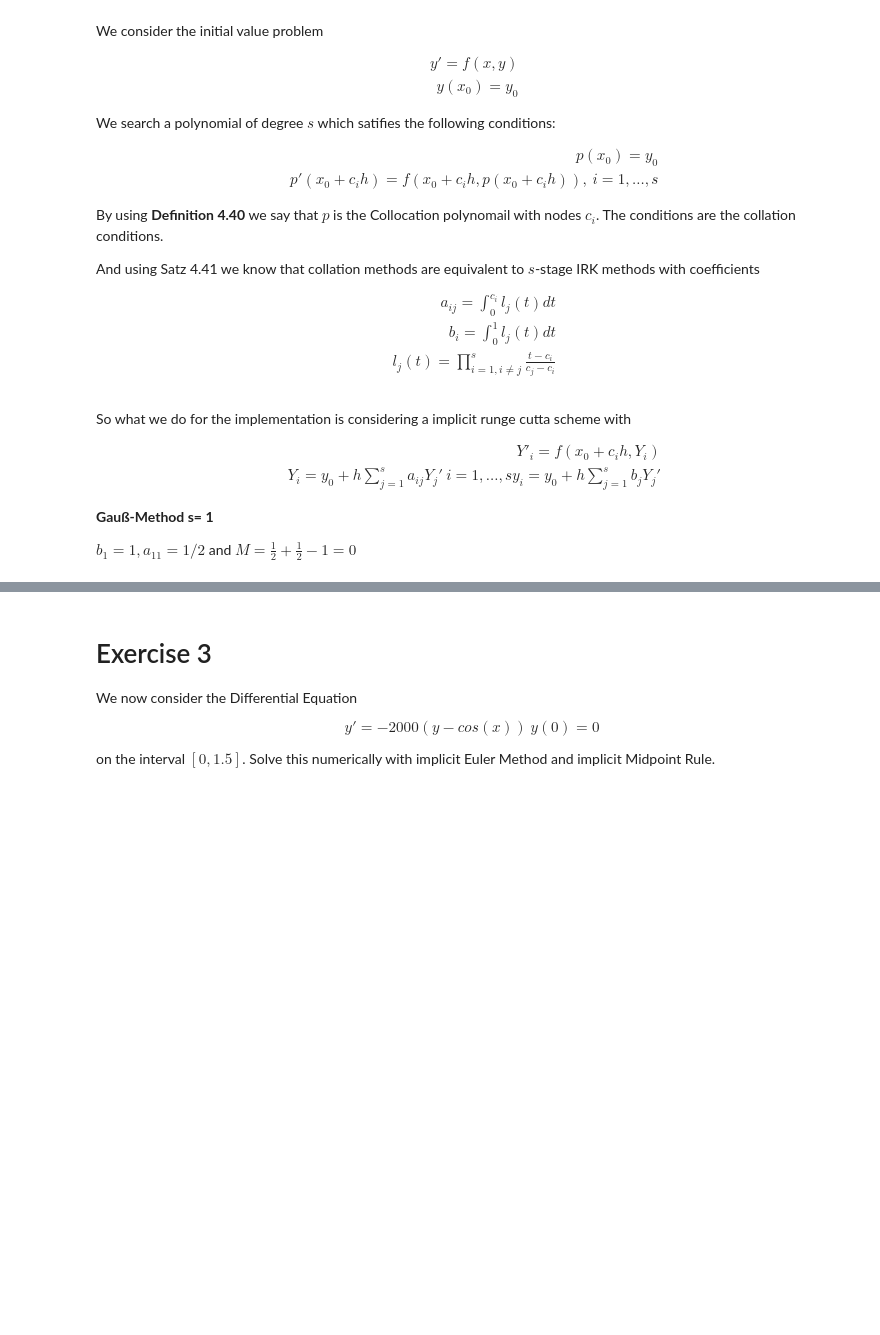
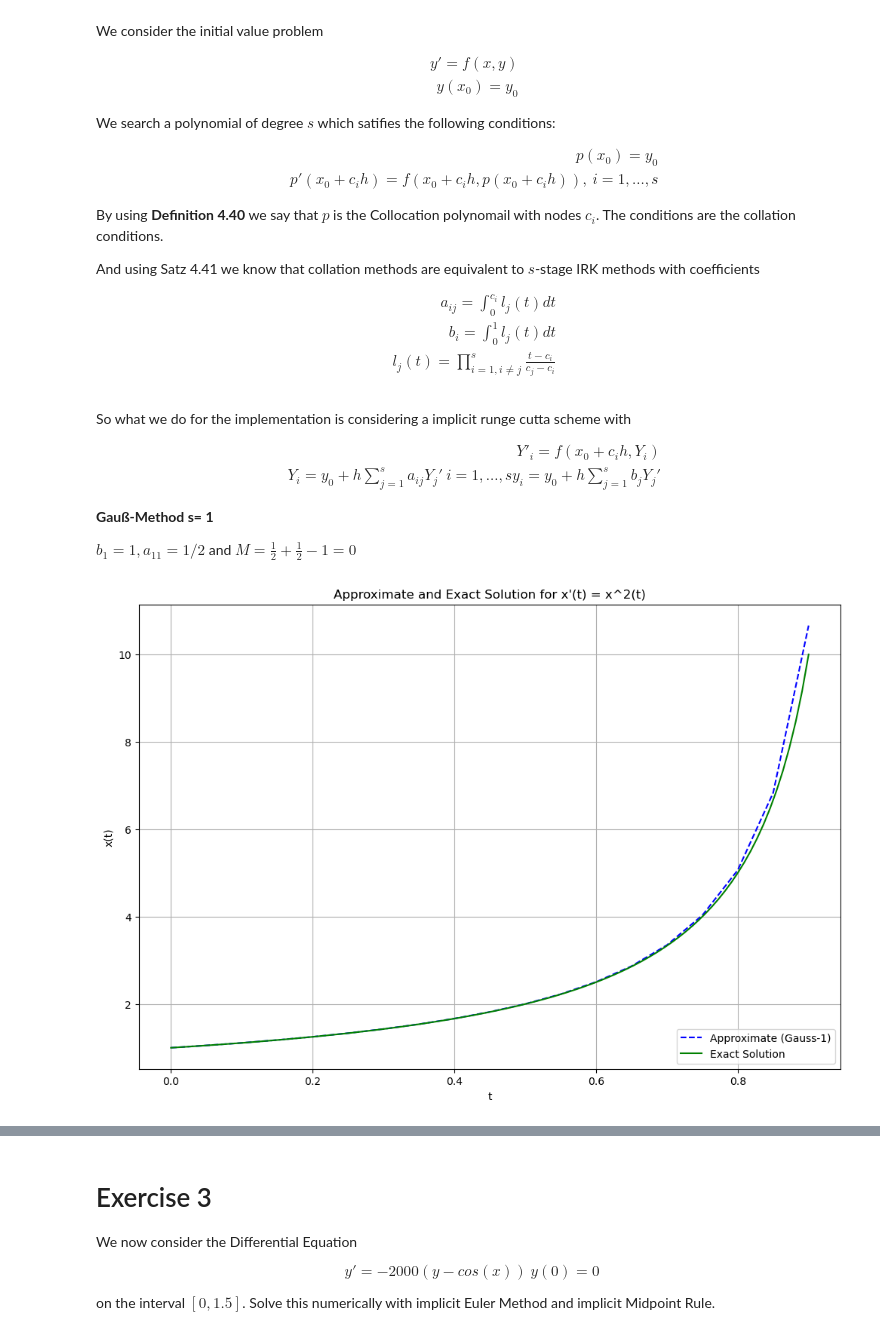
Before and after one commit to LukasMeinschad/Studium, a Jupyter notebook: Mathe/Numerik_2/Proseminar/Blatt 8/sheet_8_lukas_meinschad.ipynb, the cells around one changed output, grey strips where cells are left out. Cells and saved outputs as stored; diff of their text form; code cells hidden in the pictures; blank space fills up the shorter version.

```diff
--- a/Mathe/Numerik_2/Proseminar/Blatt 8/sheet_8_lukas_meinschad.ipynb
+++ b/Mathe/Numerik_2/Proseminar/Blatt 8/sheet_8_lukas_meinschad.ipynb
@@ -112,3 +112,74 @@ y_i = y_0 + h \sum_{j=1}^s b_j Y_j'
 **Gauß-Method s= 1**
 
 $b_1 = 1, a_{11} = 1/2$ and $M = \frac{1}{2}+ \frac{1}{2} - 1 = 0$
+# %%
+def f(t,x):
+    return x**2
+
+def exact_solution(t):
+    return -1/(t-1)
+# %%
+# For Gauß-1
+# Stage Equation (implicit)
+
+# Y1 = y_n + h * 1/2*f(t_n + h/2, Y1)
+
+import numpy as np
+from scipy.optimize import newton
+
+def gauss_s1(f,t0,y0,h,n_steps):
+    """
+    Solves IVP using Gauß Method (s=1)
+    """
+    t = np.zeros(n_steps+1)
+    y = np.zeros(n_steps+1)
+    t[0] = t0
+    y[0] = y0
+
+    for i in range(n_steps):
+        t_curr = t[i]
+        y_curr = y[i]
+
+        # Define the implicit equation
+        def F(Y1):
+            return Y1 - y_curr - (h/2)*f(t_curr + h/2,Y1)
+
+        # Make a initial guess for Newton
+        Y1_guess = y_curr
+
+        # Solve using Newton's method
+        Y1 = newton(F, Y1_guess)
+
+        # Update the solution
+        y_next = y_curr + h*f(t_curr +h/2,Y1)
+
+        t[i+1] = t_curr + h
+        y[i+1] = y_next
+    return t, y
+
+
+ # initial condiitons
+t0 = 0
+y0 = 1
+t_end = 0.9
+
+# Step size
+h = 0.05
+n_step = int((t_end - t0) / h)
+
+t,y = gauss_s1(f,t0,y0,h,n_step)
+
+t_exact = np.linspace(t0, t_end, 100)
+y_exact = exact_solution(t_exact)
+
+plt.figure(figsize=(12, 8))
+plt.plot(t, y, 'b--', label='Approximate (Gauss-1)')
+plt.plot(t_exact, y_exact, 'g', label='Exact Solution')
+plt.title("Approximate and Exact Solution for x'(t) = x^2(t)")
+plt.xlabel('t')
+plt.ylabel('x(t)')
+plt.grid()
+plt.legend(loc='lower right')
+plt.show()
+# %% [output]
+[figure, added]
```
Also changed, not shown: parts of 16 cells of this notebook.
